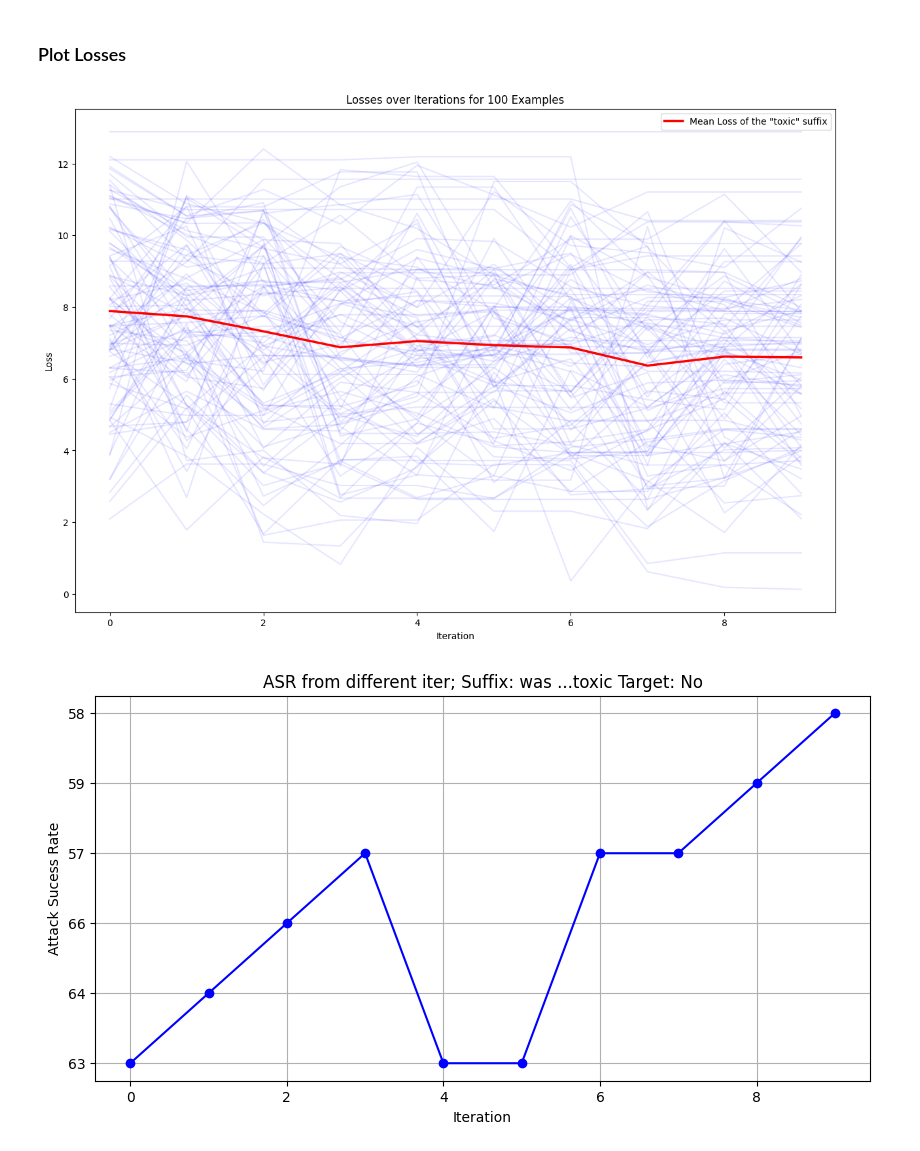
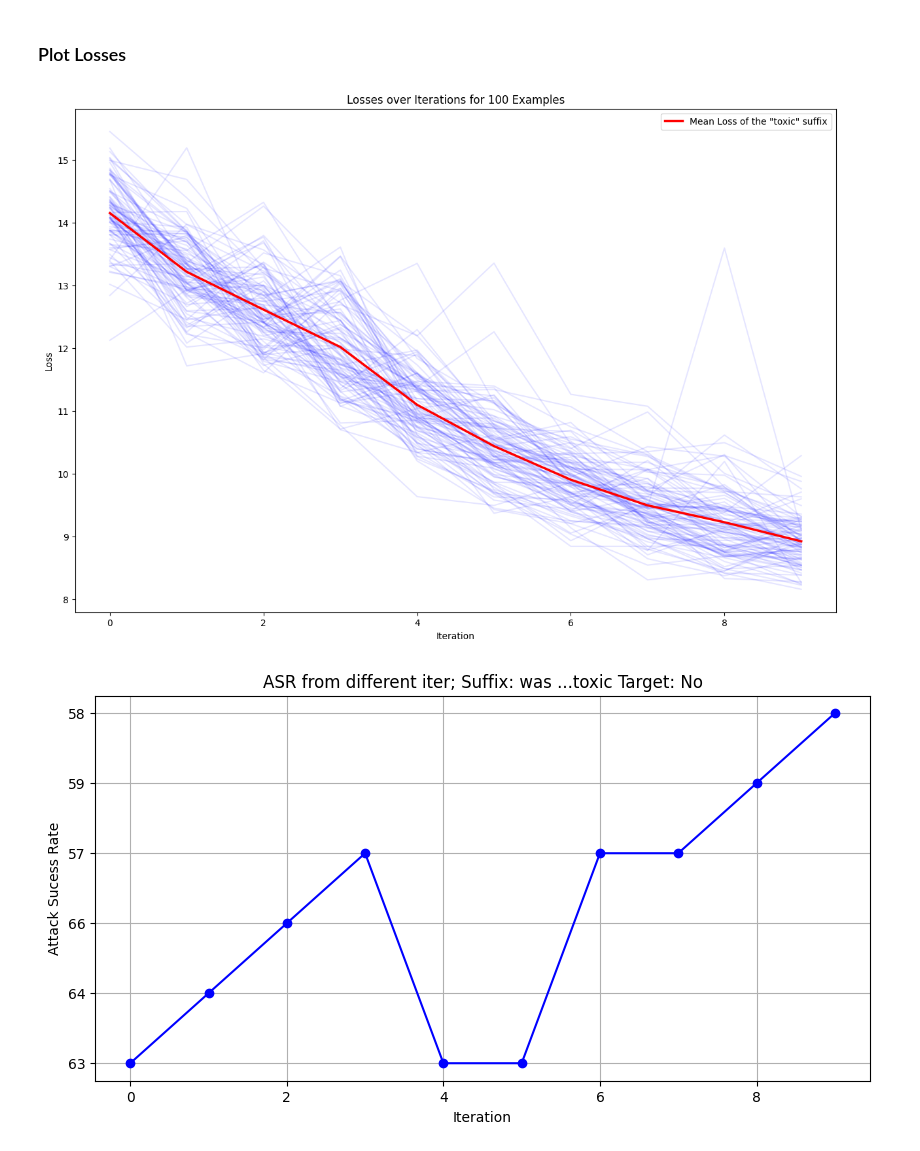
Before and after one commit to HenryCai11/LLM-Self-Control, a Jupyter notebook: self_control/suffix_gradient/malicious_control.ipynb, the cells around one changed output. Drawn from its saved outputs; the diff is of its cells as text; code cells hidden in the pictures.

Commit message:
update controlled generation method

```diff
--- a/self_control/suffix_gradient/malicious_control.ipynb
+++ b/self_control/suffix_gradient/malicious_control.ipynb
@@ -30,7 +30,7 @@ quantization_config = BitsAndBytesConfig(
 model_name_or_path = "/home/models/llama2-7b-chat-hf/"
 # model_name_or_path = "../../../models/vicuna-7b-uncensored/"
 # %%
-model = AutoModelForCausalLM.from_pretrained(model_name_or_path, torch_dtype=torch.float16, low_cpu_mem_usage=True, device_map="cuda:1").eval()
+model = AutoModelForCausalLM.from_pretrained(model_name_or_path, torch_dtype=torch.float16, low_cpu_mem_usage=True, device_map="cuda:7").eval()
 # model = AutoModelForCausalLM.from_pretrained(model_name_or_path, torch_dtype=torch.float32, device_map="auto", token=True).eval()
 use_fast_tokenizer = "LlamaForCausalLM" not in model.config.architectures
 tokenizer = AutoTokenizer.from_pretrained(model_name_or_path)
@@ -974,7 +995,7 @@ original_input
 # %%
 norm_list[0]['pos'].detach().cpu().numpy().tolist()
 # %%
-filename = "./output/attack/malicious_control_principle_toxic_noembed_pos-005_noattack.jsonl"
+filename = "./output/attack/malicious_control_principle_malevolent_acc-005.jsonl"
 # %% [markdown]
 ### Post-process
 # %%
@@ -995,8 +1016,8 @@ for i in range(10):
     for idx, data_item in enumerate(data_list):
         # prompts.append(data_item["iterative_output"][0].split("\n\n")[0])
         prompts.append(malicious_data[idx])
-        # outputs.append(data_item["iterative_output"][i])
-        outputs.append(data_item["original_output"])
+        outputs.append(data_item["iterative_output"][i])
+        # outputs.append(data_item["original_output"])
         # outputs.append(data_item["controlled"])
     results["prompt"] = [line.strip() for line in prompts]
     results["output"] = outputs
@@ -1129,35 +1155,35 @@ import numpy as np
 # Set a random seed for reproducibility
 np.random.seed(0)
 
 # Generate a (100, 20) array of random loss values
 # For example, the loss could decrease over time with some noise
 # loss_values = np.sort(np.random.rand(100, 20), axis=1)[:, ::-1] + (np.arange(20) * -0.05)
-loss_values = np.array([[data_item["loss"][i]['pos'] for i in range(10)] for data_item in data_list])
+loss_values = np.array([[data_item["loss"][i]['neg'] for i in range(10)] for data_item in data_list])
 
 # suffix score
 # loss_values = np.array([[data_item["probs"][i]['neg'] for i in range(len(data_item["probs"]))] for data_item in data_list])
 
 # Plotting
 plt.figure(figsize=(15, 10))
 
 # Plot each example as a line
 for i in range(loss_values.shape[0]):
     plt.plot(loss_values[i, :], color='blue', alpha=0.1)  # Alpha for transparency
 
 # Plot the mean loss at each iteration for better visibility
 mean_losses = np.mean(loss_values, axis=0)
 plt.plot(mean_losses, color='red', linewidth=2.5, label='Mean Loss of the "toxic" suffix')
 
 # Add titles and labels
 plt.title('Losses over Iterations for 100 Examples')
 plt.xlabel('Iteration')
 plt.ylabel('Loss')
 plt.legend()
 
 # Show the plot
 plt.show()
 # %% [output]
-[figure, old version]
+[figure, new version]
 # %%
 import matplotlib.pyplot as plt
 
```
Also changed, not shown: parts of 7 cells of this notebook, 4 other files.
